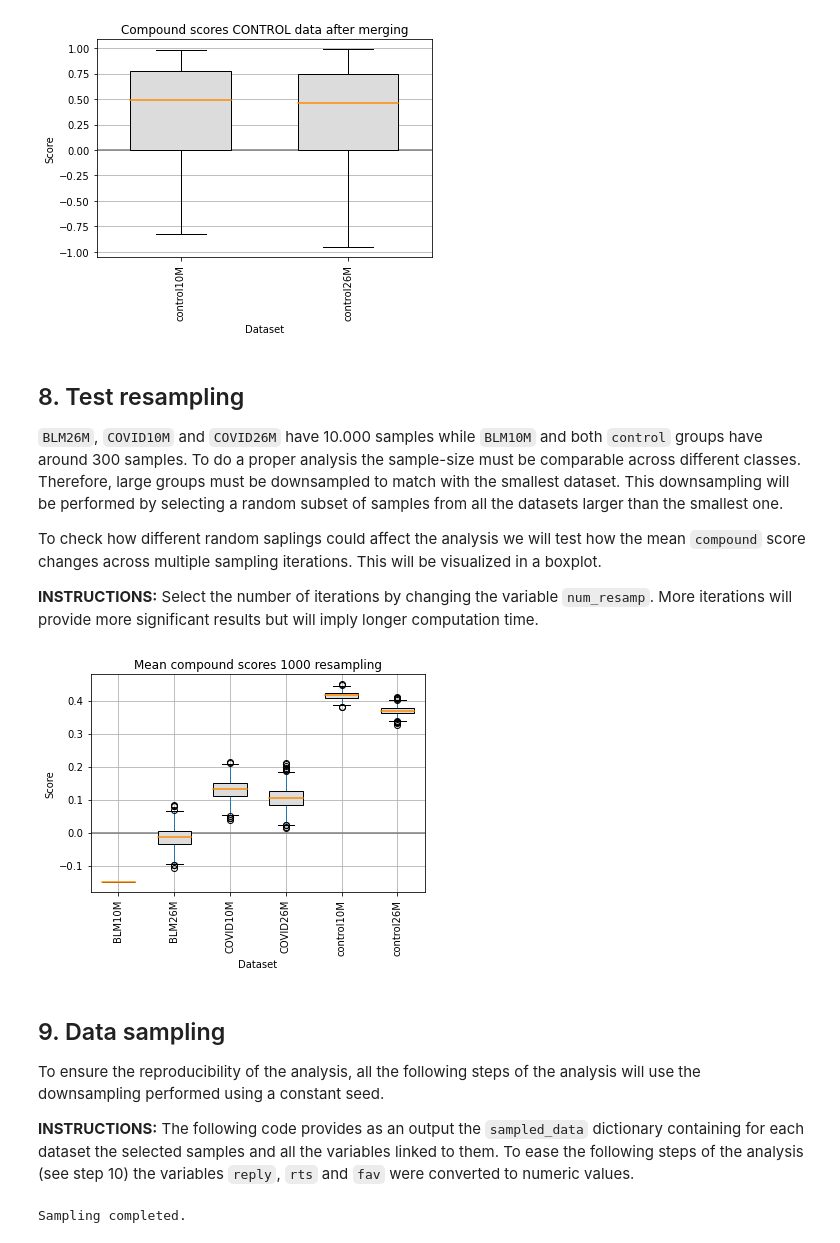
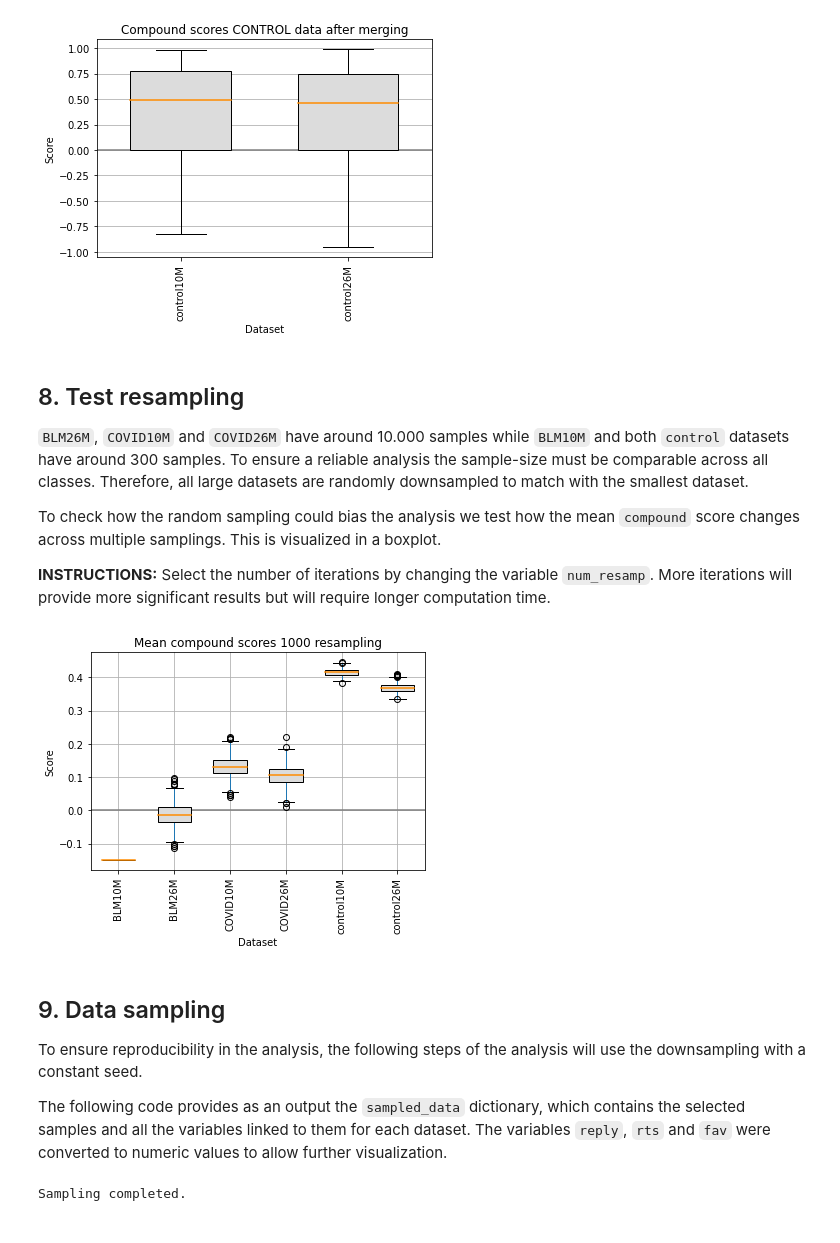
Before and after one commit to Ariein2/TwitterProject-SP, a Jupyter notebook: TwitterMainNotebook2.ipynb, the cells around one changed output. Cells and saved outputs as stored; diff of their text form; code cells hidden in the pictures.

```diff
--- a/TwitterMainNotebook2.ipynb
+++ b/TwitterMainNotebook2.ipynb
@@ -281,16 +285,16 @@ variable_boxplot([scores_all['control10M']['compound'],
 [figure]
 # %% [markdown]
 ## 8. Test resampling
-`BLM26M`, `COVID10M` and `COVID26M` have  10.000 samples while `BLM10M` and both `control` groups have around 300 samples. To do a proper analysis the sample-size must be comparable across different classes. Therefore, large groups must be downsampled to match with the smallest dataset. This downsampling will be performed by selecting a random subset of samples from all the datasets larger than the smallest one.
+`BLM26M`, `COVID10M` and `COVID26M` have around 10.000 samples while `BLM10M` and both `control` datasets have around 300 samples. To ensure a reliable analysis the sample-size must be comparable across all classes. Therefore, all large datasets are randomly downsampled to match with the smallest dataset.
 
-To check how different random saplings could affect the analysis we will test how the mean `compound` score changes across multiple sampling iterations. This will be visualized in a boxplot.
+To check how the random sampling could bias the analysis we test how the mean `compound` score changes across multiple samplings. This is visualized in a boxplot.
 
-**INSTRUCTIONS:** Select the number of iterations by changing the variable `num_resamp`. More iterations will provide more significant results but will imply longer computation time.
+**INSTRUCTIONS:** Select the number of iterations by changing the variable `num_resamp`. More iterations will provide more significant results but will require longer computation time.
 # %%
 #%% TEST RESAMPLING
 # Test if the downsmpling performed is representative of the whole population.
 
-num_resamp = 100
+num_resamp = 1000
 
 length_datasets = []
 #Find sizes of datasets
@@ -298,39 +302,39 @@ for datas in scores_all:
     length_datasets.append(len(scores_all[datas]))
 
 # Find smallest dataset
 min_sample = min(length_datasets)
 
 sampled_data = {}
 av_repeated = {}
 
 # Repeat resampling multiple times (num_resamp)
 for resamp in range (num_resamp):
     save_comp_mean = []
     for data in scores_all:
         sampled_data[data] =  scores_all[data].sample(min_sample)
         save_comp_mean.append(np.mean(sampled_data[data]['compound']))
     av_repeated[resamp] = save_comp_mean
 
 av_repeated = pd.DataFrame(av_repeated).transpose() #necessary for boxplot
 av_repeated.columns = list(sampled_data.keys())
 
 fig, ax = plt.subplots()
 ax.axhline(y = 0, linewidth=1.5, color='grey')
 av_repeated.boxplot(patch_artist=True, widths= 0.6,
                 medianprops=dict(color='darkorange',linewidth=1.5),
                 boxprops=dict(facecolor='gainsboro', color='k'))
 plt.xlabel('Dataset')
 plt.xticks(rotation=90)
 plt.ylabel('Score')
 plt.title('Mean compound scores ' + str(num_resamp) + ' resampling')
 plt.show()
 # %% [output]
-[figure, old version]
+[figure, new version]
 # %% [markdown]
 ## 9. Data sampling
-To ensure the reproducibility of the analysis, all the following steps of the analysis will use the downsampling performed using a constant seed.
+To ensure reproducibility in the analysis, the following steps of the analysis will use the downsampling with a constant seed. <p>
 
-**INSTRUCTIONS:** The following code provides as an output the `sampled_data` dictionary containing for each dataset the selected samples and all the variables linked to them. To ease the following steps of the analysis (see step 10) the variables `reply`, `rts` and `fav` were converted to numeric values.
+The following code provides as an output the `sampled_data` dictionary, which contains the selected samples and all the variables linked to them for each dataset. The variables `reply`, `rts` and `fav` were converted to numeric values to allow further visualization.
 # %%
 #%% DATA SAMPLING: Select a random subset of data (constant seed)
 
```
Also changed, not shown: parts of 12 cells of this notebook.
